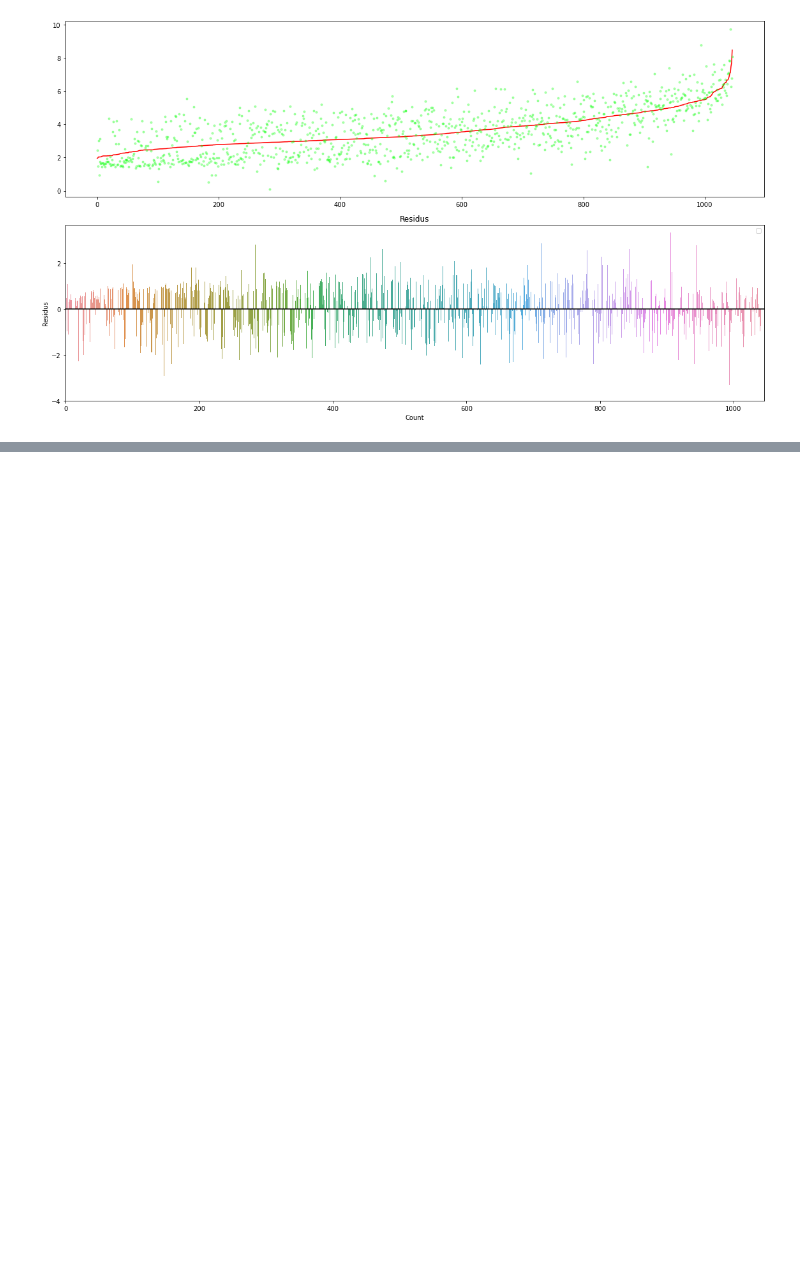
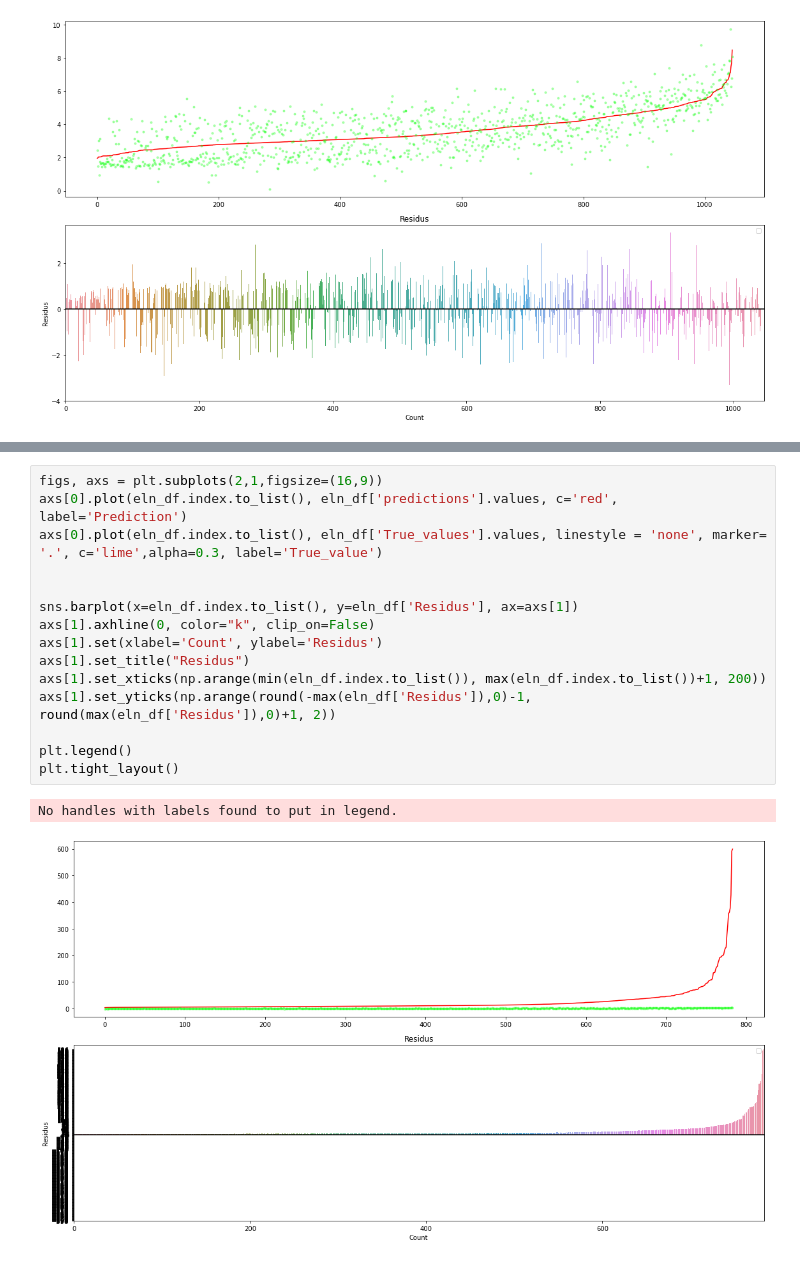
Before and after one commit to MathieuDaulard/buildings_elec_consumption, a Jupyter notebook: Emission.ipynb, the cells around one changed output, grey strips where cells are left out. Drawn from its saved outputs; the diff is of its cells as text; blank space fills up the shorter version.

```diff
--- a/Emission.ipynb
+++ b/Emission.ipynb
@@ -456,0 +617,18 @@ No handles with labels found to put in legend.
+# %%
+figs, axs = plt.subplots(2,1,figsize=(16,9))
+axs[0].plot(eln_df.index.to_list(), eln_df['predictions'].values, c='red', label='Prediction')
+axs[0].plot(eln_df.index.to_list(), eln_df['True_values'].values, linestyle = 'none', marker= '.', c='lime',alpha=0.3, label='True_value')
+
+
+sns.barplot(x=eln_df.index.to_list(), y=eln_df['Residus'], ax=axs[1])
+axs[1].axhline(0, color="k", clip_on=False)
+axs[1].set(xlabel='Count', ylabel='Residus')
+axs[1].set_title("Residus")
+axs[1].set_xticks(np.arange(min(eln_df.index.to_list()), max(eln_df.index.to_list())+1, 200))
+axs[1].set_yticks(np.arange(round(-max(eln_df['Residus']),0)-1, round(max(eln_df['Residus']),0)+1, 2))
+
+plt.legend()
+plt.tight_layout()
+# %% [output]
+No handles with labels found to put in legend.
+[figure, added]
```
Also changed, not shown: parts of 54 cells of this notebook.
